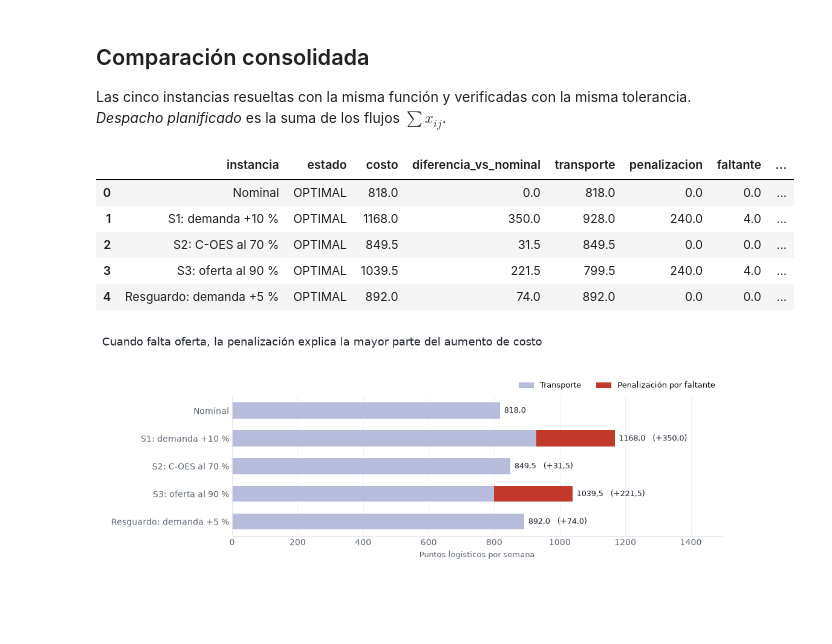
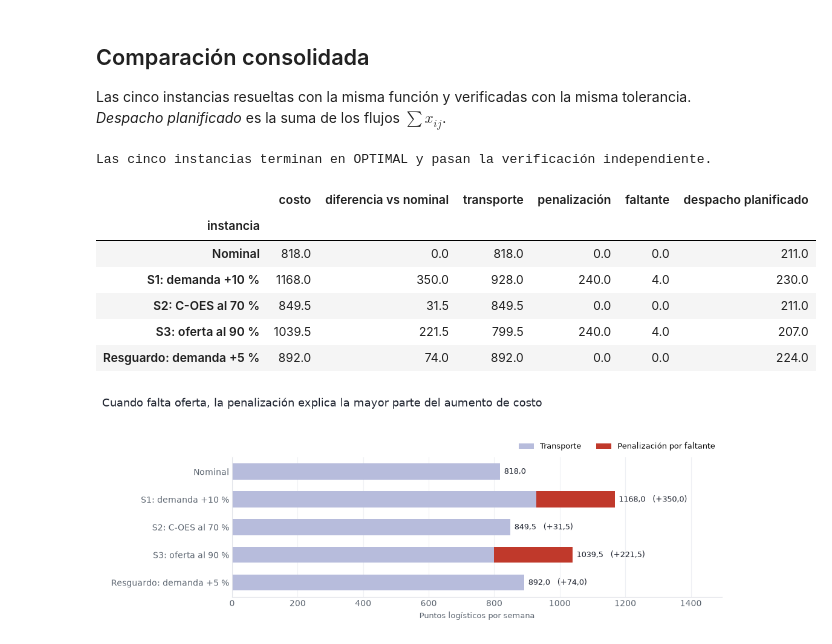
Before and after one commit to LorennMarque/OR-final-austral-2026, a Jupyter notebook: notebooks/part1_primal.ipynb, the cells around one changed output. Saved outputs shown, nothing was run; the diff lists cells and outputs as text; code cells hidden in the pictures; blank space fills up the shorter version.

```diff
--- a/notebooks/part1_primal.ipynb
+++ b/notebooks/part1_primal.ipynb
@@ -262,22 +267,17 @@ from src.graficos import block, line, s, x
 
 centers = origins["origin"].tolist()
 zones = destinations["destination"].tolist()
-routes_ix = routes.set_index(["origin", "destination"]).sort_index()
 
-parts = []
-for origin in centers:
-    for zone in zones:
-        parts.append(line(
-            f"{x(origin, zone)} = unidades enviadas de {origin} a {zone}",
-        ))
-    parts.append("<div style='height:8px'></div>")
-for zone in zones:
-    parts.append(line(f"{s(zone)} = unidades no atendidas en {zone}"))
-
-parts.append("<div style='height:14px'></div>")
-parts.append(line(f"{x('i', 'j')} = flujo planificado del centro i a la zona j, en unidades logísticas por semana"))
-parts.append(line("i = " + ", ".join(centers)))
-parts.append(line("j = " + ", ".join(zones)))
-parts.append(line(f"{s('j')} = faltante de la zona j, en unidades logísticas por semana"))
+parts = [
+    line(f"{x('i', 'j')} = flujo planificado del centro i a la zona j, en unidades logísticas por semana",
+         f"({len(routes)} variables, una por ruta habilitada)"),
+    line(f"{s('j')} = faltante de la zona j, en unidades logísticas por semana", f"({len(zones)} variables)"),
+    line("i ∈ {" + ", ".join(centers) + "}"),
+    line("j ∈ {" + ", ".join(zones) + "}"),
+    "<div style='height:10px'></div>",
+    line("<b>Por ejemplo</b>"),
+    line(f"{x(centers[0], zones[0])} = unidades enviadas de {centers[0]} a {zones[0]}"),
+    line(f"{s(zones[-1])} = unidades no atendidas en {zones[-1]}"),
+]
 HTML(block(parts))
 # %% [output]
@@ -1182,35 +982,42 @@ Las cinco instancias resueltas con la misma función y verificadas con la misma
 # %%
 instancias = [
     ("Nominal", nominal, control_nominal, "Plan de referencia: cubre toda la demanda; Sur agota su oferta."),
     ("S1: demanda +10 %", s1, control_s1, "La oferta total no alcanza: 4 unidades faltan en Interior."),
     ("S2: C-OES al 70 %", s2, control_s2, "Se desvían 10,5 unidades a Norte–Oeste; sin faltante."),
     ("S3: oferta al 90 %", s3, control_s3, "La oferta no alcanza: 4 unidades faltan en Interior."),
     ("Resguardo: demanda +5 %", resguardo, control_resguardo, "Política alternativa para la Parte II: 13 unidades más por semana."),
 ]
 resumen_p1 = pd.DataFrame([
     {
         "instancia": nombre,
         "estado": sol.estado,
         "costo": sol.objetivo,
         "diferencia_vs_nominal": sol.objetivo - costo_nominal,
         "transporte": control["transporte"],
         "penalizacion": control["penalizacion"],
         "faltante": float(sol.faltantes["faltante"].sum()),
         "despacho_planificado": float(sol.flujos["flujo"].sum()),
         "verificacion": "cumple" if control["controles"]["cumple"].all() else "NO cumple",
         "lectura": lectura,
     }
     for nombre, sol, control, lectura in instancias
 ])
 assert (resumen_p1["estado"] == "OPTIMAL").all() and (resumen_p1["verificacion"] == "cumple").all()
-resumen_p1.round(2)
+print("Las cinco instancias terminan en OPTIMAL y pasan la verificación independiente.")
+resumen_p1.set_index("instancia")[
+    ["costo", "diferencia_vs_nominal", "transporte", "penalizacion", "faltante", "despacho_planificado"]
+].rename(columns={
+    "diferencia_vs_nominal": "diferencia vs nominal", "penalizacion": "penalización", "despacho_planificado": "despacho planificado",
+}).round(2)
 # %% [output]
+Las cinco instancias terminan en OPTIMAL y pasan la verificación independiente.
-|  | instancia | estado | costo | diferencia_vs_nominal | transporte | penalizacion | faltante | ... |
-| 0 | Nominal | OPTIMAL | 818.0 | 0.0 | 818.0 | 0.0 | 0.0 | ... |
-| 1 | S1: demanda +10 % | OPTIMAL | 1168.0 | 350.0 | 928.0 | 240.0 | 4.0 | ... |
-| 2 | S2: C-OES al 70 % | OPTIMAL | 849.5 | 31.5 | 849.5 | 0.0 | 0.0 | ... |
-| 3 | S3: oferta al 90 % | OPTIMAL | 1039.5 | 221.5 | 799.5 | 240.0 | 4.0 | ... |
-| 4 | Resguardo: demanda +5 % | OPTIMAL | 892.0 | 74.0 | 892.0 | 0.0 | 0.0 | ... |
+|  | costo | diferencia vs nominal | transporte | penalización | faltante | despacho planificado |
+| instancia |  |  |  |  |  |  |
+| Nominal | 818.0 | 0.0 | 818.0 | 0.0 | 0.0 | 211.0 |
+| S1: demanda +10 % | 1168.0 | 350.0 | 928.0 | 240.0 | 4.0 | 230.0 |
+| S2: C-OES al 70 % | 849.5 | 31.5 | 849.5 | 0.0 | 0.0 | 211.0 |
+| S3: oferta al 90 % | 1039.5 | 221.5 | 799.5 | 240.0 | 4.0 | 207.0 |
+| Resguardo: demanda +5 % | 892.0 | 74.0 | 892.0 | 0.0 | 0.0 | 224.0 |
 # %%
 fig, ax = plt.subplots(figsize=(10.4, 3.9))
 orden = resumen_p1.iloc[::-1]
```
Also changed, not shown: parts of 16 cells of this notebook, 9 other files.
